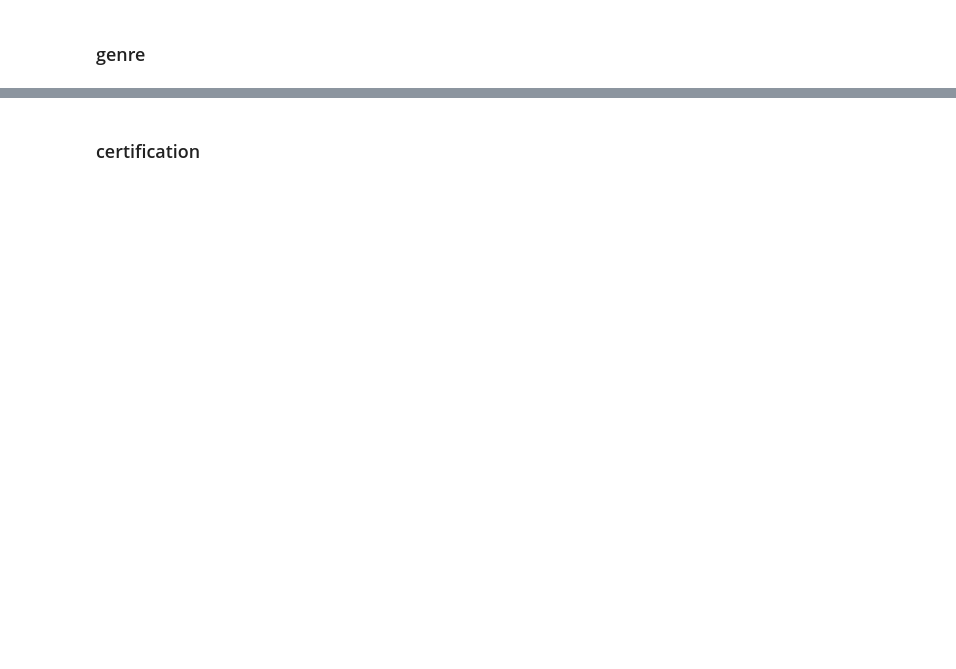
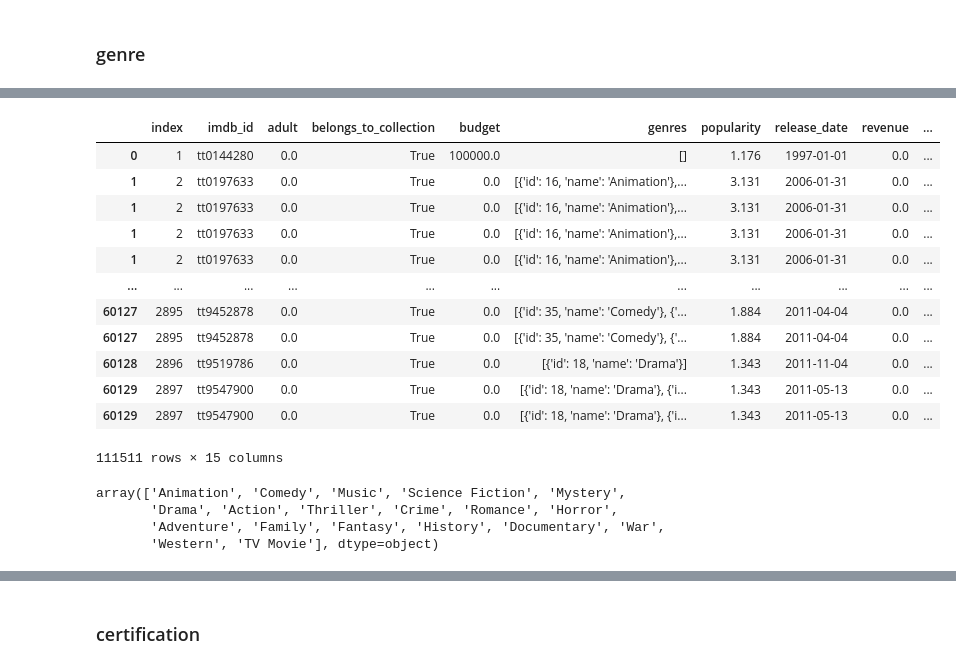
Before and after one commit to coding-dojo-data-science/data-enrichment-linear-regression-with-movies, a Jupyter notebook: Class-Pt1-Linear-Regression-with-Movies.ipynb, the cells around one changed output, grey strips where cells are left out. Cells and saved outputs as stored; diff of their text form; code cells hidden in the pictures; blank space fills up the shorter version.

```diff
--- a/Class-Pt1-Linear-Regression-with-Movies.ipynb
+++ b/Class-Pt1-Linear-Regression-with-Movies.ipynb
@@ -122,2 +267,4 @@ drop_cols = ['backdrop_path','backdrop_path','original_title','overview',
 # %%
 # there are 3,700+ movies that belong to collections
+df['belongs_to_collection'] = df['belongs_to_collection'].isna()
+df['belongs_to_collection'].value_counts(dropna=False)
@@ -138,3 +294,5 @@ def get_genre_name(x):
     return genres
 # %%
 ## Use our function and exploding the new column
+df['genre_list'] = df['genres'].apply(get_genre_name)
+df.head()
@@ -141,4 +306,28 @@ def get_genre_name(x):
+# %%
+df_explode = df.explode('genre_list')
+df_explode
+# %% [output]
+|  | index | imdb_id | adult | belongs_to_collection | budget | genres | popularity | release_date | revenue | ... |
+| 0 | 1 | tt0144280 | 0.0 | True | 100000.0 | [] | 1.176 | 1997-01-01 | 0.0 | ... |
+| 1 | 2 | tt0197633 | 0.0 | True | 0.0 | [{'id': 16, 'name': 'Animation'},... | 3.131 | 2006-01-31 | 0.0 | ... |
+| 1 | 2 | tt0197633 | 0.0 | True | 0.0 | [{'id': 16, 'name': 'Animation'},... | 3.131 | 2006-01-31 | 0.0 | ... |
+| 1 | 2 | tt0197633 | 0.0 | True | 0.0 | [{'id': 16, 'name': 'Animation'},... | 3.131 | 2006-01-31 | 0.0 | ... |
+| 1 | 2 | tt0197633 | 0.0 | True | 0.0 | [{'id': 16, 'name': 'Animation'},... | 3.131 | 2006-01-31 | 0.0 | ... |
+| ... | ... | ... | ... | ... | ... | ... | ... | ... | ... | ... |
+| 60127 | 2895 | tt9452878 | 0.0 | True | 0.0 | [{'id': 35, 'name': 'Comedy'}, {'... | 1.884 | 2011-04-04 | 0.0 | ... |
+| 60127 | 2895 | tt9452878 | 0.0 | True | 0.0 | [{'id': 35, 'name': 'Comedy'}, {'... | 1.884 | 2011-04-04 | 0.0 | ... |
+| 60128 | 2896 | tt9519786 | 0.0 | True | 0.0 | [{'id': 18, 'name': 'Drama'}] | 1.343 | 2011-11-04 | 0.0 | ... |
+| 60129 | 2897 | tt9547900 | 0.0 | True | 0.0 | [{'id': 18, 'name': 'Drama'}, {'i... | 1.343 | 2011-05-13 | 0.0 | ... |
+| 60129 | 2897 | tt9547900 | 0.0 | True | 0.0 | [{'id': 18, 'name': 'Drama'}, {'i... | 1.343 | 2011-05-13 | 0.0 | ... |
+111511 rows × 15 columns
 # %%
 ## save unique genres
+unique_genres = df_explode['genre_list'].dropna().unique()
+unique_genres
+# %% [output]
+array(['Animation', 'Comedy', 'Music', 'Science Fiction', 'Mystery',
+       'Drama', 'Action', 'Thriller', 'Crime', 'Romance', 'Horror',
+       'Adventure', 'Family', 'Fantasy', 'History', 'Documentary', 'War',
+       'Western', 'TV Movie'], dtype=object)
 # %%
 ## Manually One-Hot-Encode Genres
```
Also changed, not shown: parts of 37 cells of this notebook, 1 other file.
